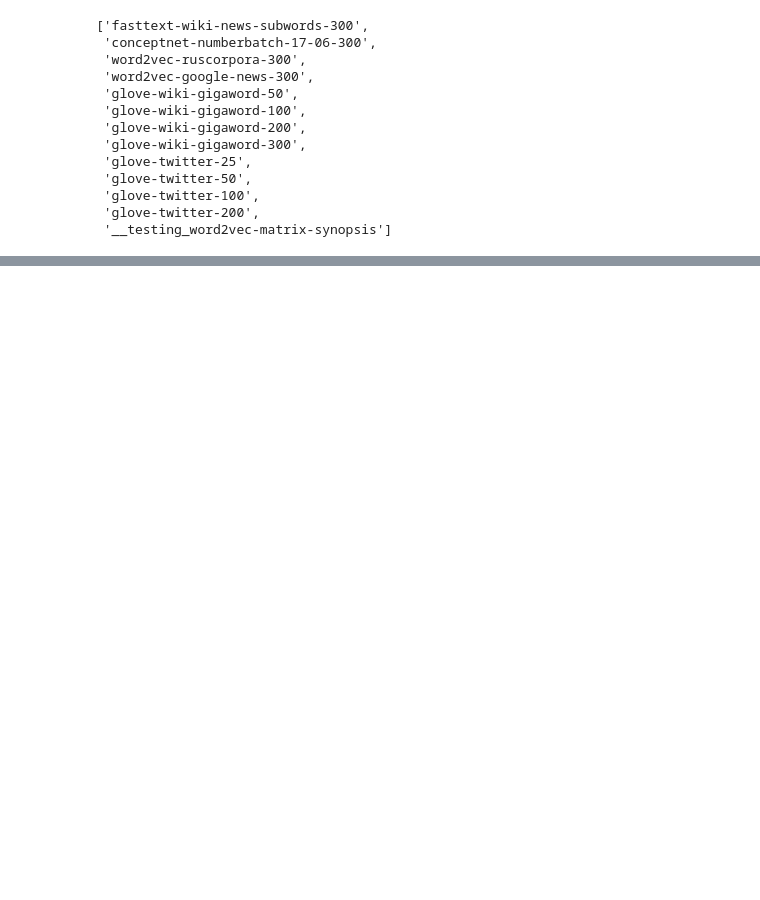
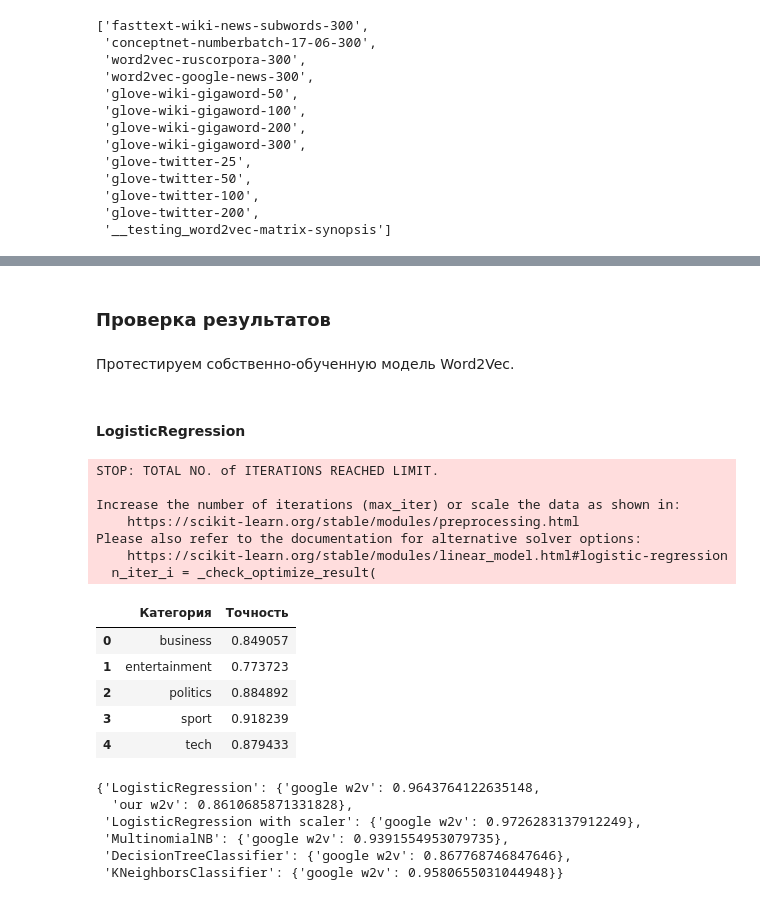
Before and after one commit to DeadlySquad13/t5-2-MachineLearningMethods__, a Jupyter notebook: src/text_classification/main.ipynb, the cells around one changed output, grey strips where cells are left out. Saved outputs shown, nothing was run; the diff lists cells and outputs as text; code cells hidden in the pictures; blank space fills up the shorter version.

```diff
--- a/src/text_classification/main.ipynb
+++ b/src/text_classification/main.ipynb
@@ -154,0 +317,8 @@ displacy.render(spacy_text, style="dep", jupyter=IS_JUPYTER)
+# %%
+from sklearn.model_selection import train_test_split
+
+X_train, X_test, y_train, y_test = train_test_split(
+    X, y,
+    test_size=0.33,
+    random_state=RANDOM_SEED
+)
@@ -154,0 +405,22 @@ displacy.render(spacy_text, style="dep", jupyter=IS_JUPYTER)
+# %%
+from sklearn.pipeline import Pipeline
+
+
+def classifier_pipeline(v, c, scaler=None):
+    pipeline_steps = [
+        ("vectorizer", v),
+    ]
+
+    if scaler:
+        pipeline_steps.append(("scaler", scaler))
+
+    pipeline_steps.append(("classifier", c))
+
+    pipeline = Pipeline(pipeline_steps)
+
+    pipeline.fit(X_train, y_train)
+    y_pred = pipeline.predict(X_test)
+
+    return print_accuracy_score_for_classes(y_test, y_pred)
+# %% [markdown]
+### Проверка результатов
@@ -154,0 +432,34 @@ displacy.render(spacy_text, style="dep", jupyter=IS_JUPYTER)
+# %%
+def add_metrics_data(classier_name: ClassifierName, model_name: ModelName, results: pd.DataFrame):
+    if not metrics_data[classier_name]:
+        metrics_data[classier_name] = {}
+
+    metrics_data[classier_name][model_name] = np.mean(results['Точность'])
+
+    return metrics_data
+# %% [markdown]
+Протестируем собственно-обученную модель Word2Vec.
+# %% [markdown]
+#### LogisticRegression
+# %%
+add_metrics_data("LogisticRegression", "our w2v", classifier_pipeline(EmbeddingVectorizer(model_trained_on_dataset.wv), LogisticRegression(C=5.0)))
+# %% [output]
+STOP: TOTAL NO. of ITERATIONS REACHED LIMIT.
+
+Increase the number of iterations (max_iter) or scale the data as shown in:
+    https://scikit-learn.org/stable/modules/preprocessing.html
+Please also refer to the documentation for alternative solver options:
+    https://scikit-learn.org/stable/modules/linear_model.html#logistic-regression
+  n_iter_i = _check_optimize_result(
+|  | Категория | Точность |
+| 0 | business | 0.849057 |
+| 1 | entertainment | 0.773723 |
+| 2 | politics | 0.884892 |
+| 3 | sport | 0.918239 |
+| 4 | tech | 0.879433 |
+{'LogisticRegression': {'google w2v': 0.9643764122635148,
+  'our w2v': 0.8610685871331828},
+ 'LogisticRegression with scaler': {'google w2v': 0.9726283137912249},
+ 'MultinomialNB': {'google w2v': 0.9391554953079735},
+ 'DecisionTreeClassifier': {'google w2v': 0.867768746847646},
+ 'KNeighborsClassifier': {'google w2v': 0.9580655031044948}}
```
Also changed, not shown: parts of 100 cells of this notebook, 4 other files.
